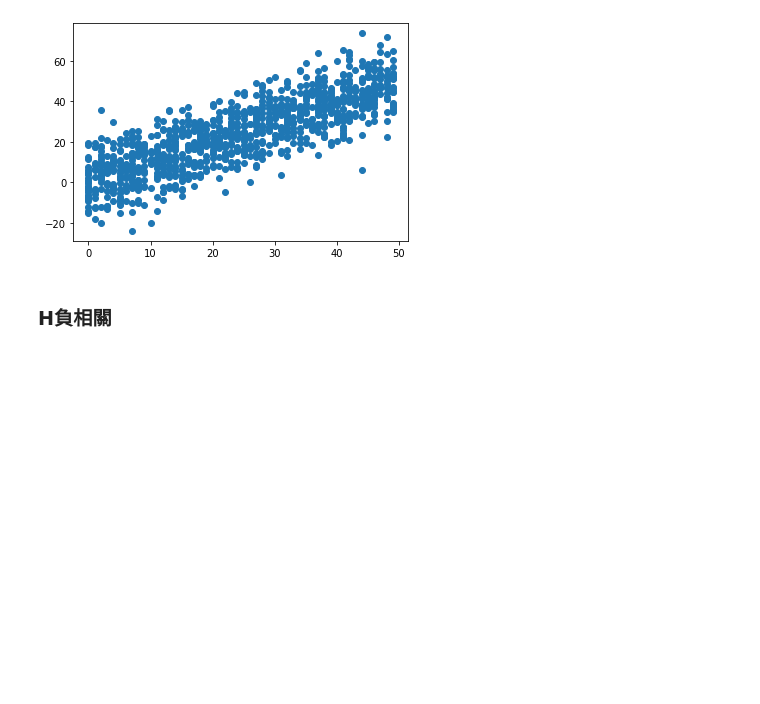
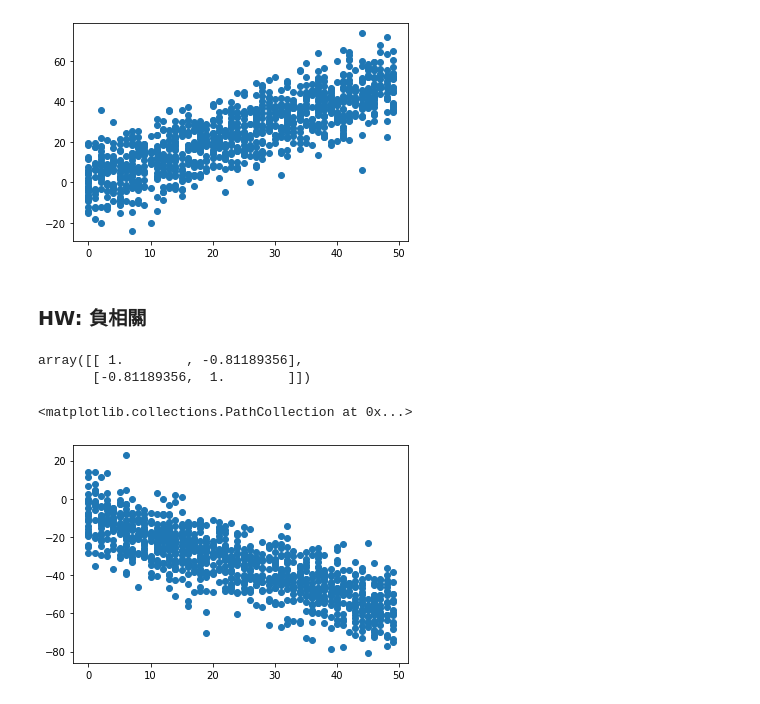
Before and after one commit to Apple1122/3rd-ML100Days, a Jupyter notebook: D14：程式實作 EDA: correlation 相關係數簡介/D14/Day_014_HW.ipynb, the cells around one changed output. Saved outputs shown, nothing was run; the diff lists cells and outputs as text; code cells hidden in the pictures; blank space fills up the shorter version.

```diff
--- a/D14：程式實作 EDA: correlation 相關係數簡介/D14/Day_014_HW.ipynb
+++ b/D14：程式實作 EDA: correlation 相關係數簡介/D14/Day_014_HW.ipynb
@@ -54,14 +54,23 @@ plt.scatter(x, y)
 # %% [output]
 <matplotlib.collections.PathCollection at 0x...>
 [figure]
-# %% [markdown]
-### H負相關
+# %% [markdown]
+### HW: 負相關
 # %%
 # 隨機生成 1000 個介於 0~50 的數 x
 x = np.random.randint(0, 50, 1000)
 
 # 這次讓 y 與 x 正相關，再增加一些雜訊
-y = x + np.random.normal(0, 10, 1000)
+y = -x + np.random.normal(-10, 10, 1000)
 
 # 再次用 numpy 裡的函數來計算相關係數
 np.corrcoef(x, y)
+# %% [output]
+array([[ 1.        , -0.81189356],
+       [-0.81189356,  1.        ]])
+# %%
+# 再看看負相關的 x,y 分布
+plt.scatter(x, y)
+# %% [output]
+<matplotlib.collections.PathCollection at 0x...>
+[figure, added]
```
Also changed, not shown: 3 other files.
